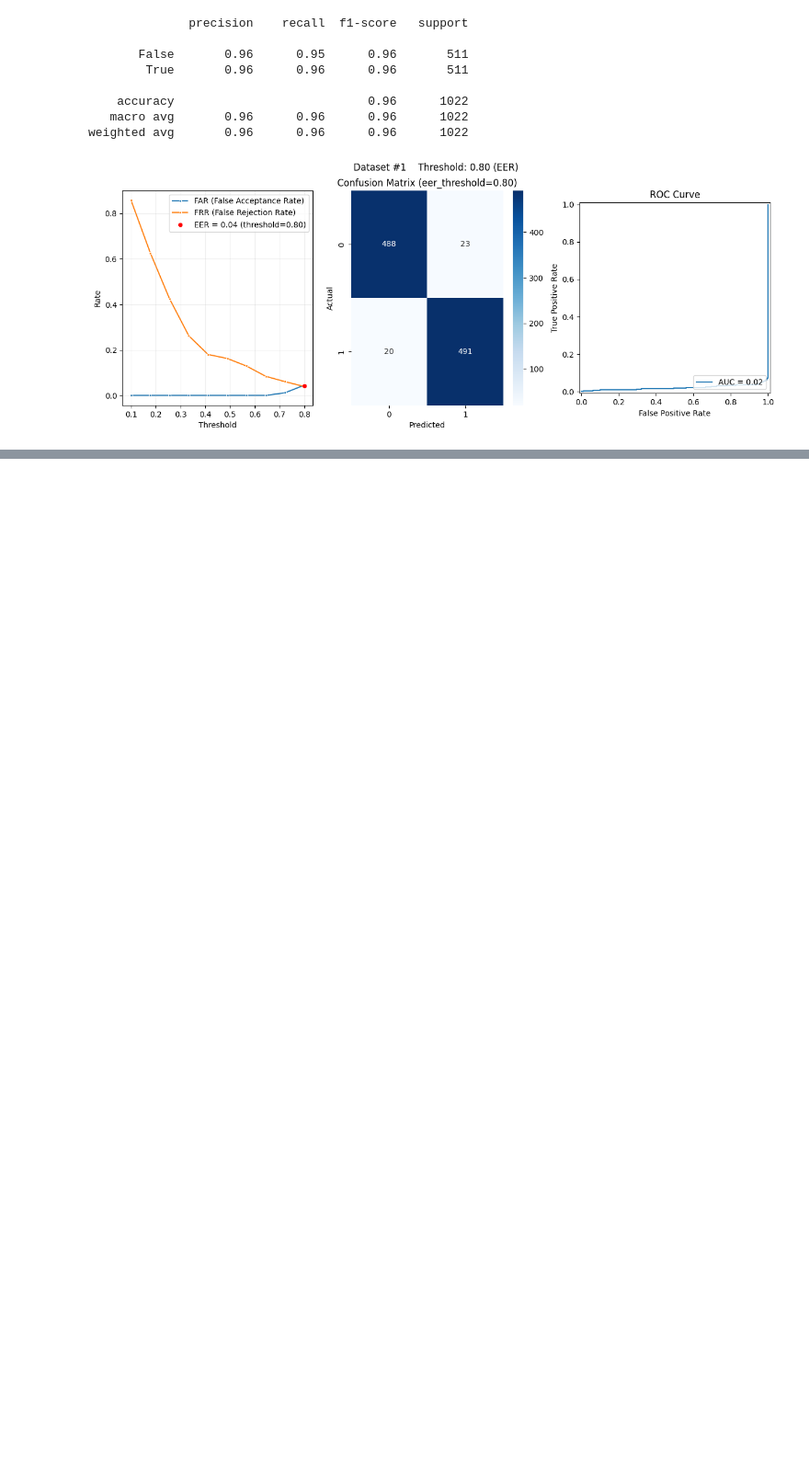
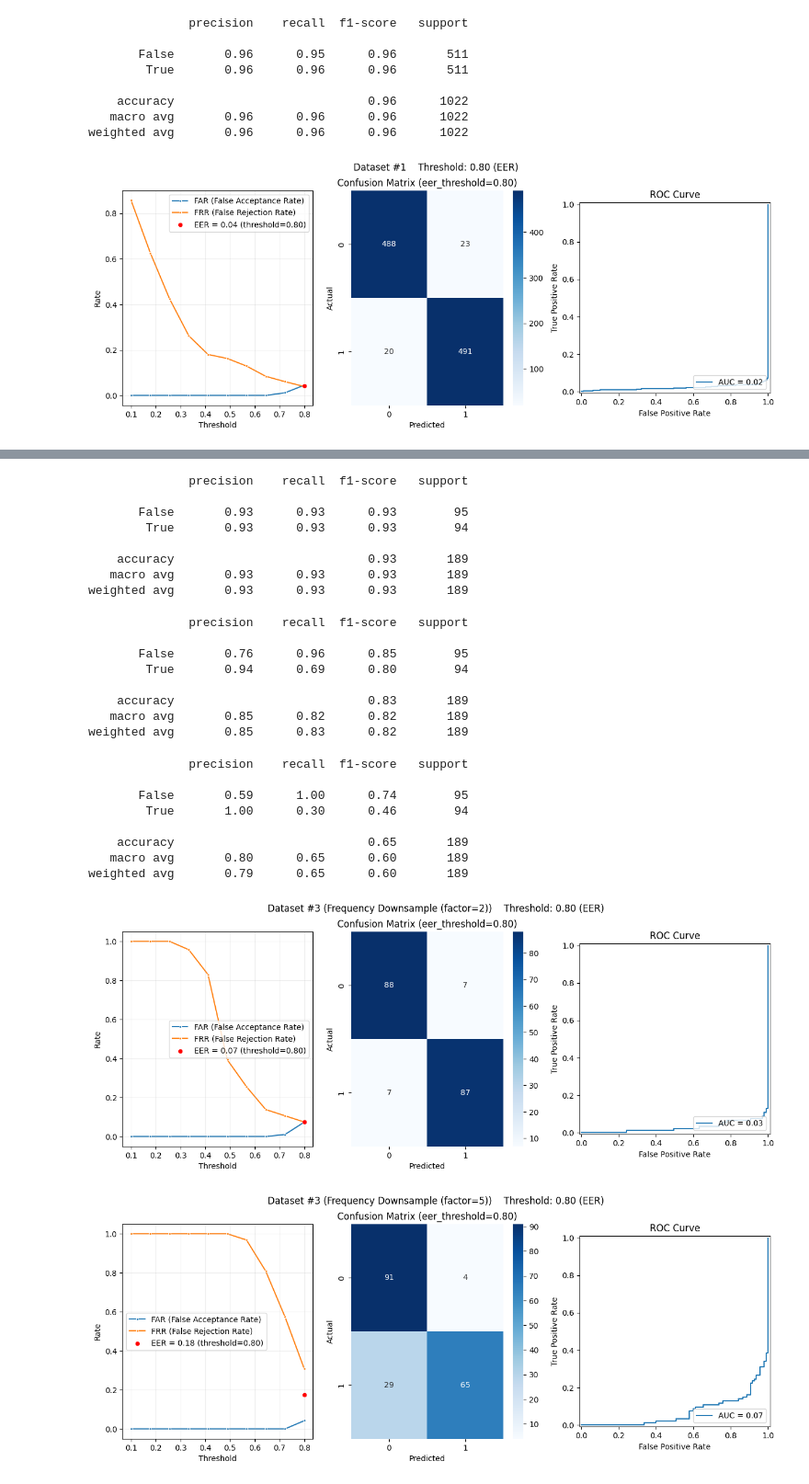
Before and after one commit to jamnicki/biometrics-lab, a Jupyter notebook: speech_auth/eval.ipynb, the cells around one changed output, grey strips where cells are left out. Shown: that part at 92% size. Cells and saved outputs as stored; diff of their text form; code cells hidden in the pictures; blank space fills up the shorter version.

```diff
--- a/speech_auth/eval.ipynb
+++ b/speech_auth/eval.ipynb
@@ -240,0 +234,34 @@ weighted avg       0.96      0.96      0.96      1022
+# %%
+df3_per2 = pd.read_csv(SPEECH_DATA_DIR / "df3_per2.csv")
+df3_per5 = pd.read_csv(SPEECH_DATA_DIR / "df3_per5.csv")
+df3_per10 = pd.read_csv(SPEECH_DATA_DIR / "df3_per10.csv")
+
+for factor, dataframe in zip([2, 5, 10], [df3_per2, df3_per5, df3_per10]):
+    run_exp(db, dataframe, THRESHOLD_VALUES, dataset_name=f"Dataset #3 (Frequency Downsample (factor={factor}))")
+# %% [output]
+              precision    recall  f1-score   support
+
+       False       0.93      0.93      0.93        95
+        True       0.93      0.93      0.93        94
+
+    accuracy                           0.93       189
+   macro avg       0.93      0.93      0.93       189
+weighted avg       0.93      0.93      0.93       189
+              precision    recall  f1-score   support
+
+       False       0.76      0.96      0.85        95
+        True       0.94      0.69      0.80        94
+
+    accuracy                           0.83       189
+   macro avg       0.85      0.82      0.82       189
+weighted avg       0.85      0.83      0.82       189
+              precision    recall  f1-score   support
+
+       False       0.59      1.00      0.74        95
+        True       1.00      0.30      0.46        94
+
+    accuracy                           0.65       189
+   macro avg       0.80      0.65      0.60       189
+weighted avg       0.79      0.65      0.60       189
+[figure, added]
+[figure, added]
```
Also changed, not shown: parts of 12 cells of this notebook, 26 other files.
